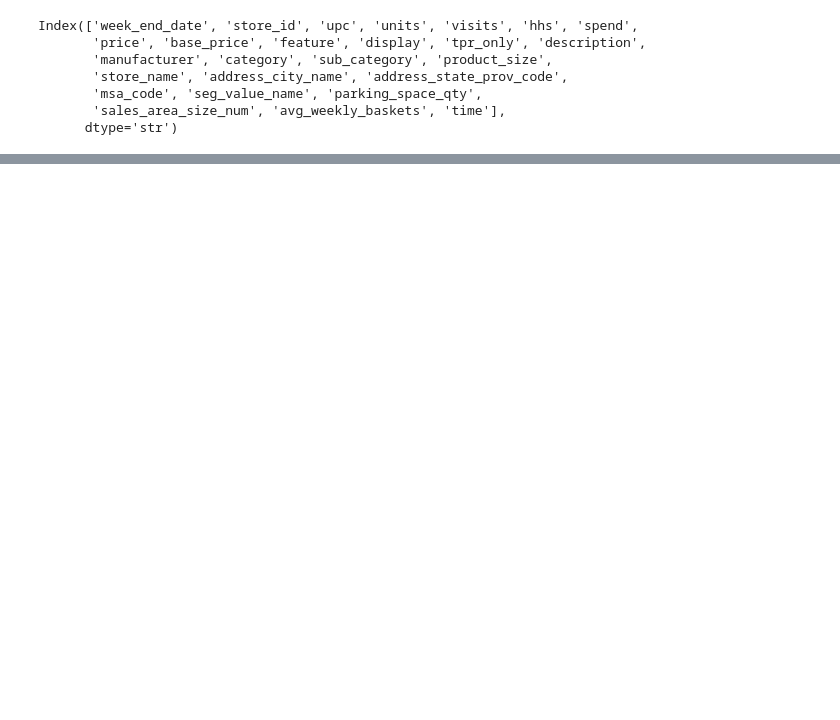
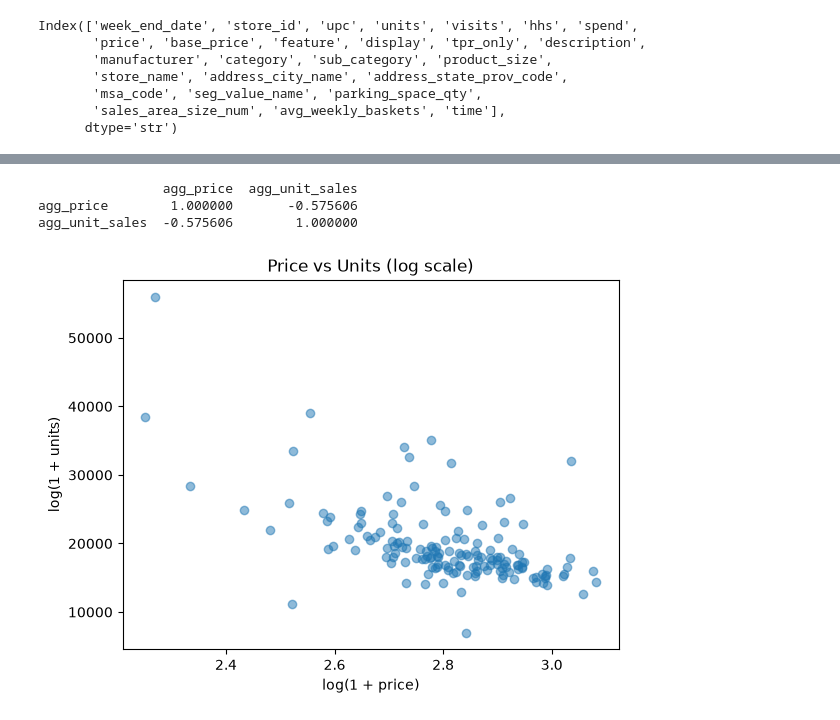
Before and after one commit to harshdhiman7/cpg-pricing-analytics, a Jupyter notebook: notebooks/demand_forecasting.ipynb, the cells around one changed output, grey strips where cells are left out. Drawn from its saved outputs; the diff is of its cells as text; code cells hidden in the pictures; blank space fills up the shorter version.

```diff
--- a/notebooks/demand_forecasting.ipynb
+++ b/notebooks/demand_forecasting.ipynb
@@ -273,0 +287,17 @@ pivot.round(2)
+# %%
+# Check correlation
+data=grp[grp["sub_category"]==sc]
+print(data[["agg_price", "agg_unit_sales"]].corr())
+
+# Check a simple plot
+import matplotlib.pyplot as plt
+plt.scatter(data["agg_price"], data["agg_unit_sales"], alpha=0.5)
+plt.xlabel("log(1 + price)")
+plt.ylabel("log(1 + units)")
+plt.title("Price vs Units (log scale)")
+plt.show()
+# %% [output]
+                agg_price  agg_unit_sales
+agg_price        1.000000       -0.575606
+agg_unit_sales  -0.575606        1.000000
+[figure, added]
```
Also changed, not shown: parts of 11 cells of this notebook.
